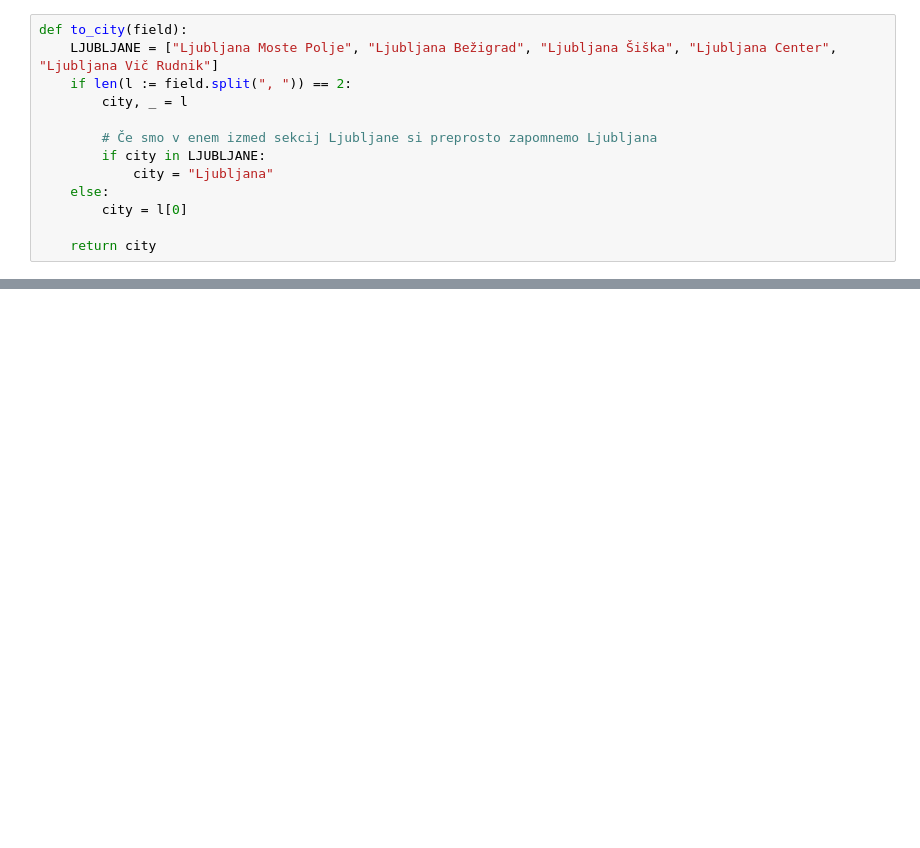
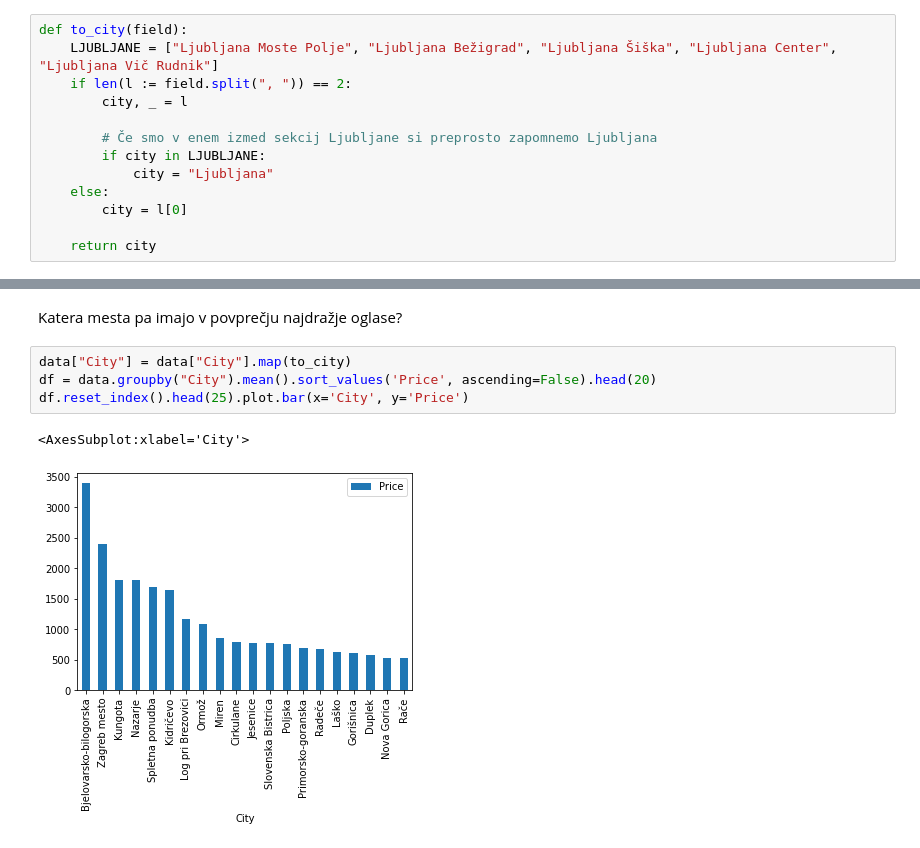
Before and after one commit to JakobPogacnikSouvent/bolha-racunalnistvo-advert-analysis, a Jupyter notebook: analiza.ipynb, the cells around one changed output, grey strips where cells are left out. Cells and saved outputs as stored; diff of their text form; blank space fills up the shorter version.

```diff
--- a/analiza.ipynb
+++ b/analiza.ipynb
@@ -159,0 +161,9 @@ data.groupby("City").size().to_frame(name="N_OF_ADDS").sort_values('N_OF_ADDS',
+# %% [markdown]
+Katera mesta pa imajo v povprečju najdražje oglase?
+# %%
+data["City"] = data["City"].map(to_city)
+df = data.groupby("City").mean().sort_values('Price', ascending=False).head(20)
+df.reset_index().head(25).plot.bar(x='City', y='Price')
+# %% [output]
+<AxesSubplot:xlabel='City'>
+[figure, added]
```
Also changed, not shown: parts of 14 cells of this notebook.
